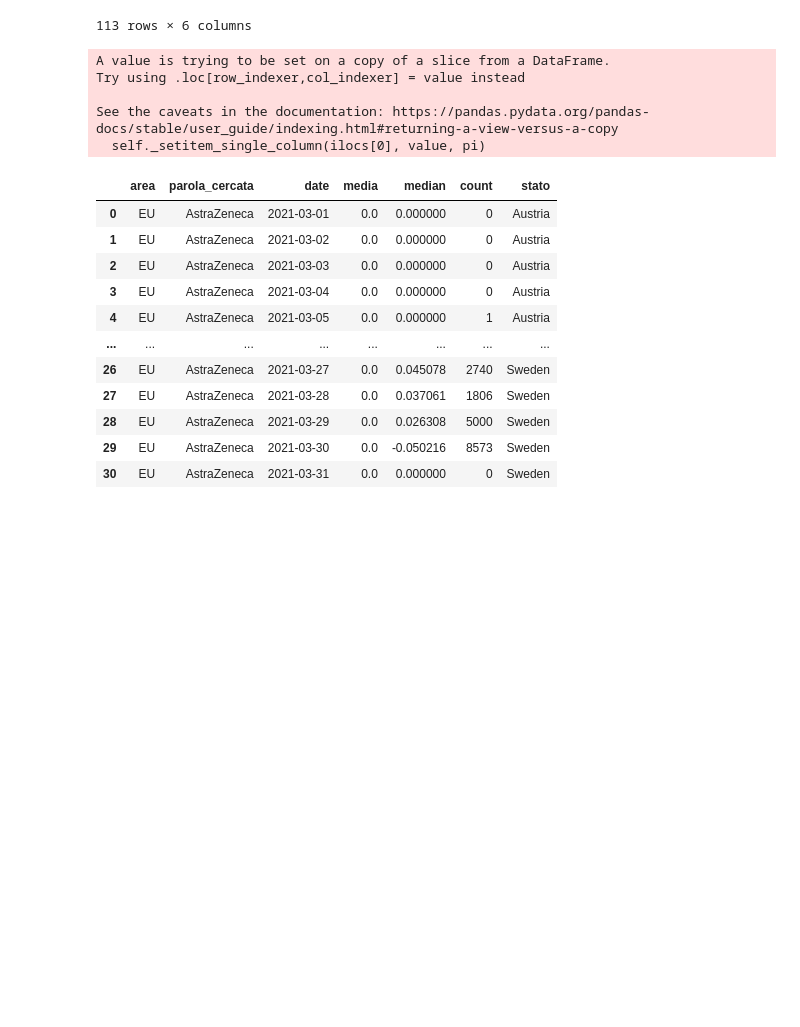
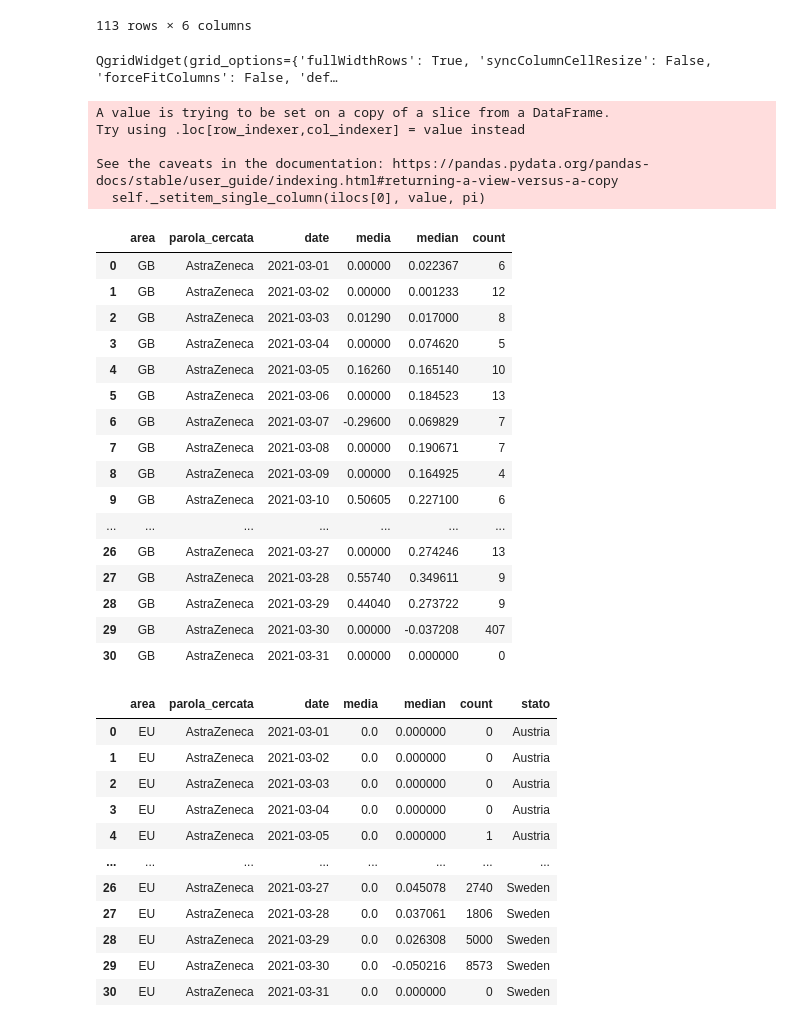
Before and after one commit to kevintr/DS_LAB_PSYCOLOGY_2021, a Jupyter notebook: groupByCountry.ipynb, the cells around one changed output. Drawn from its saved outputs; the diff is of its cells as text; code cells hidden in the pictures; blank space fills up the shorter version.

Commit message:
fix codice per generazione su table

```diff
--- a/groupByCountry.ipynb
+++ b/groupByCountry.ipynb
@@ -136,6 +136,12 @@ d_join2
 | 111 | GB | EU | 2021-03-29 | -0.30560 | -0.248875 | 24 |
 | 112 | GB | EU | 2021-03-30 | 0.00000 | 0.027812 | 746 |
 113 rows × 6 columns
+# %%
+qgrid.show_grid(d_join2,grid_options = {'forceFitColumns':False,'syncColumnCellResize': False,'highlightSelectedCell': True,'rowHeight': 25},
+                show_toolbar=True,
+               column_options ={ 'resizable': True,})
+# %% [output]
+QgridWidget(grid_options={'fullWidthRows': True, 'syncColumnCellResize': False, 'forceFitColumns': False, 'def…
 # %%
 e = d_join2
 # %%
@@ -156,41 +162,58 @@ def aggiungeRigheDataMancanti(df,area,tag):
 # %%
 d_Astrazeneca_EU = d_join2[(d_join2['parola_cercata']  =='AstraZeneca') & (d_join2['area']  =='EU')]
 
 area='EU'
 tag = 'AstraZeneca'
 d_Astrazeneca_EU = aggiungeRigheDataMancanti(d_Astrazeneca_EU,area,tag)
 d_Astrazeneca_EU
-
-
-####
-d_Astrazeneca_GB = d_join2[(d_join2['parola_cercata']  =='AstraZeneca') & (d_join2['area']  =='GB')]
-
-area='EU'
-tag = 'AstraZeneca'
-d_Astrazeneca_GB = aggiungeRigheDataMancanti(d_Astrazeneca_GB,area,tag)
-d_Astrazeneca_GB
 
 ####
 d_EU_EU = d_join2[(d_join2['parola_cercata']  =='EU') & (d_join2['area']  =='EU')]
 
 area='EU'
 tag = 'EU'
 d_EU_EU = aggiungeRigheDataMancanti(d_EU_EU,area,tag)
 d_EU_EU
 
 ####
 d_EU_GB = d_join2[(d_join2['parola_cercata']  =='EU') & (d_join2['area']  =='GB')]
 
 area='GB'
 tag = 'EU'
 d_EU_GB = aggiungeRigheDataMancanti(d_EU_GB,area,tag)
 #d_Astrazeneca_GB
+
+
+####
+d_Astrazeneca_GB = d_join2[(d_join2['parola_cercata']  =='AstraZeneca') & (d_join2['area']  =='GB')]
+
+area='GB'
+tag = 'AstraZeneca'
+d_Astrazeneca_GB = aggiungeRigheDataMancanti(d_Astrazeneca_GB,area,tag)
+d_Astrazeneca_GB
 # %% [output]
 A value is trying to be set on a copy of a slice from a DataFrame.
 Try using .loc[row_indexer,col_indexer] = value instead
 
 See the caveats in the documentation: https://pandas.pydata.org/pandas-docs/stable/user_guide/indexing.html#returning-a-view-versus-a-copy
   self._setitem_single_column(ilocs[0], value, pi)
+|  | area | parola_cercata | date | media | median | count |
+| 0 | GB | AstraZeneca | 2021-03-01 | 0.00000 | 0.022367 | 6 |
+| 1 | GB | AstraZeneca | 2021-03-02 | 0.00000 | 0.001233 | 12 |
+| 2 | GB | AstraZeneca | 2021-03-03 | 0.01290 | 0.017000 | 8 |
+| 3 | GB | AstraZeneca | 2021-03-04 | 0.00000 | 0.074620 | 5 |
+| 4 | GB | AstraZeneca | 2021-03-05 | 0.16260 | 0.165140 | 10 |
+| 5 | GB | AstraZeneca | 2021-03-06 | 0.00000 | 0.184523 | 13 |
+| 6 | GB | AstraZeneca | 2021-03-07 | -0.29600 | 0.069829 | 7 |
+| 7 | GB | AstraZeneca | 2021-03-08 | 0.00000 | 0.190671 | 7 |
+| 8 | GB | AstraZeneca | 2021-03-09 | 0.00000 | 0.164925 | 4 |
+| 9 | GB | AstraZeneca | 2021-03-10 | 0.50605 | 0.227100 | 6 |
+| ... | ... | ... | ... | ... | ... | ... |
+| 26 | GB | AstraZeneca | 2021-03-27 | 0.00000 | 0.274246 | 13 |
+| 27 | GB | AstraZeneca | 2021-03-28 | 0.55740 | 0.349611 | 9 |
+| 28 | GB | AstraZeneca | 2021-03-29 | 0.44040 | 0.273722 | 9 |
+| 29 | GB | AstraZeneca | 2021-03-30 | 0.00000 | -0.037208 | 407 |
+| 30 | GB | AstraZeneca | 2021-03-31 | 0.00000 | 0.000000 | 0 |
 # %%
 dfAll = pd.DataFrame()
 # 27 stati
```
Also changed, not shown: parts of 6 cells of this notebook.
